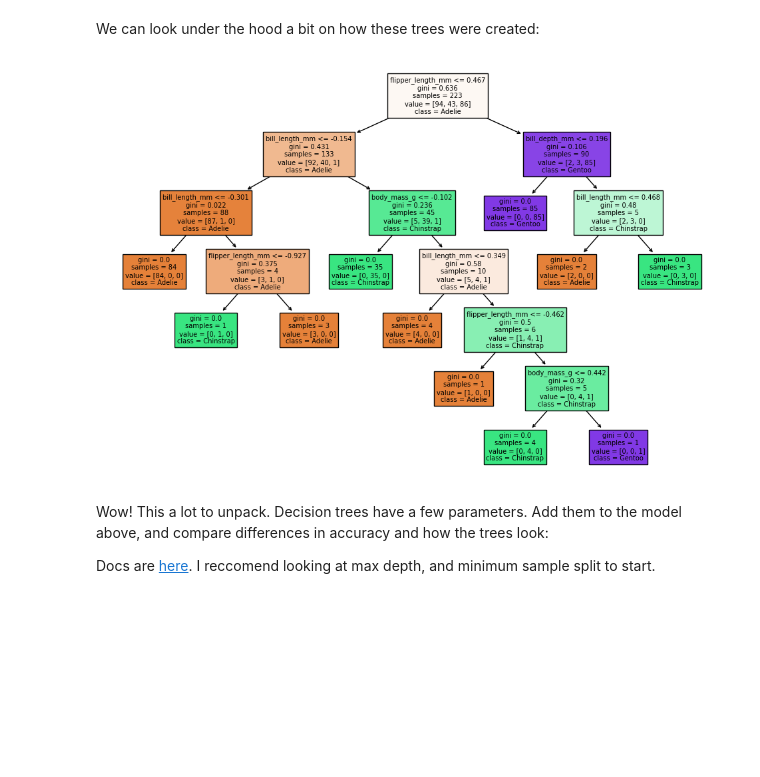
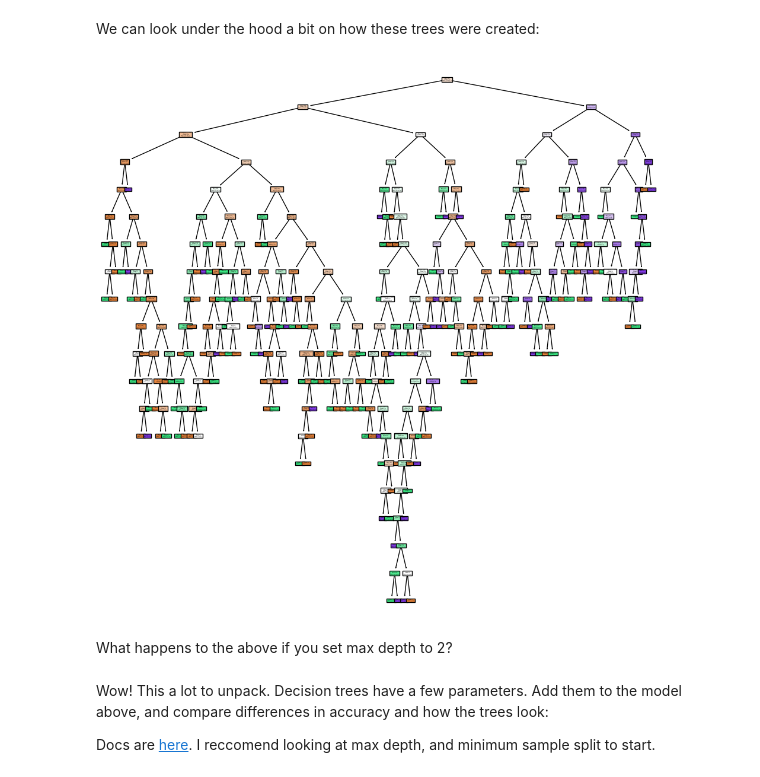
Before and after one commit to NCAR/ML_workshop2023, a Jupyter notebook: tutorials/Day2_lesson1_supervised_knn_tree.ipynb, the cells around one changed output. Drawn from its saved outputs; the diff is of its cells as text; code cells hidden in the pictures; blank space fills up the shorter version.

Commit message:
Update Day2_lesson1_supervised_knn_tree.ipynb
Small update to remove palmer penguins

```diff
--- a/tutorials/Day2_lesson1_supervised_knn_tree.ipynb
+++ b/tutorials/Day2_lesson1_supervised_knn_tree.ipynb
@@ -46,0 +40,3 @@ This will be replaced with a charlie dataset :)
+# %%
+supercell = pd.read_parquet('../0_data/SARS_supercell.parquet')
+supercell.head(3)
@@ -47,3 +60,10 @@ This will be replaced with a charlie dataset :)
 # %%
-df = load_penguins()
-df.head(3)
+train = supercell.sample(frac=0.75, random_state=823)
+val = supercell.drop(train.index)
+
+X_train_clf = train.drop(['CAT'], axis=1)
+y_train_clf = train['CAT'].astype(int)
+
+
+X_test_clf = val.drop(['CAT'], axis=1)
+y_test_clf = val['CAT'].astype(int)
@@ -78,5 +72,5 @@ scaler = StandardScaler()
 # %%
-float_columns = df.select_dtypes(include=['float64', 'float32'])
+float_columns = X_train_clf.select_dtypes(include=['float64', 'float32'])
 float_column_names = float_columns.columns.tolist()
 float_column_names
 # %% [output]
@@ -98,5 +99,3 @@ We will predict specie from all measurements
-# %%
-X_train_clf, X_test_clf, y_train_clf, y_test_clf = train_test_split(std_scaled, df.species, test_size=0.33, random_state=42)
 # %% [markdown]
 # Non-Linear Models
 # %% [markdown]
@@ -271,11 +272,13 @@ Accuracy: 0.973
 We can look under the hood a bit on how these trees were created:
 # %%
 # Visualize the decision tree
-plt.figure(figsize=(12, 8))
-plot_tree(clf, filled=True, feature_names=float_column_names, class_names=list(y_train_clf.unique()))
+plt.figure(figsize=(12, 12))
+plot_tree(clf, filled=True, feature_names=float_column_names, class_names=['Non-tornadic', 'weak-tornadic', 'tornadic'])
 plt.show()
 # %% [output]
-[figure, old version]
+[figure, new version]
+# %% [markdown]
+What happens to the above if you set max depth to 2?
 # %% [markdown]
 Wow! This a lot to unpack. Decision trees have a few parameters. Add them to the model above, and compare differences in accuracy and how the trees look:
 
```
Also changed, not shown: parts of 31 cells of this notebook.
